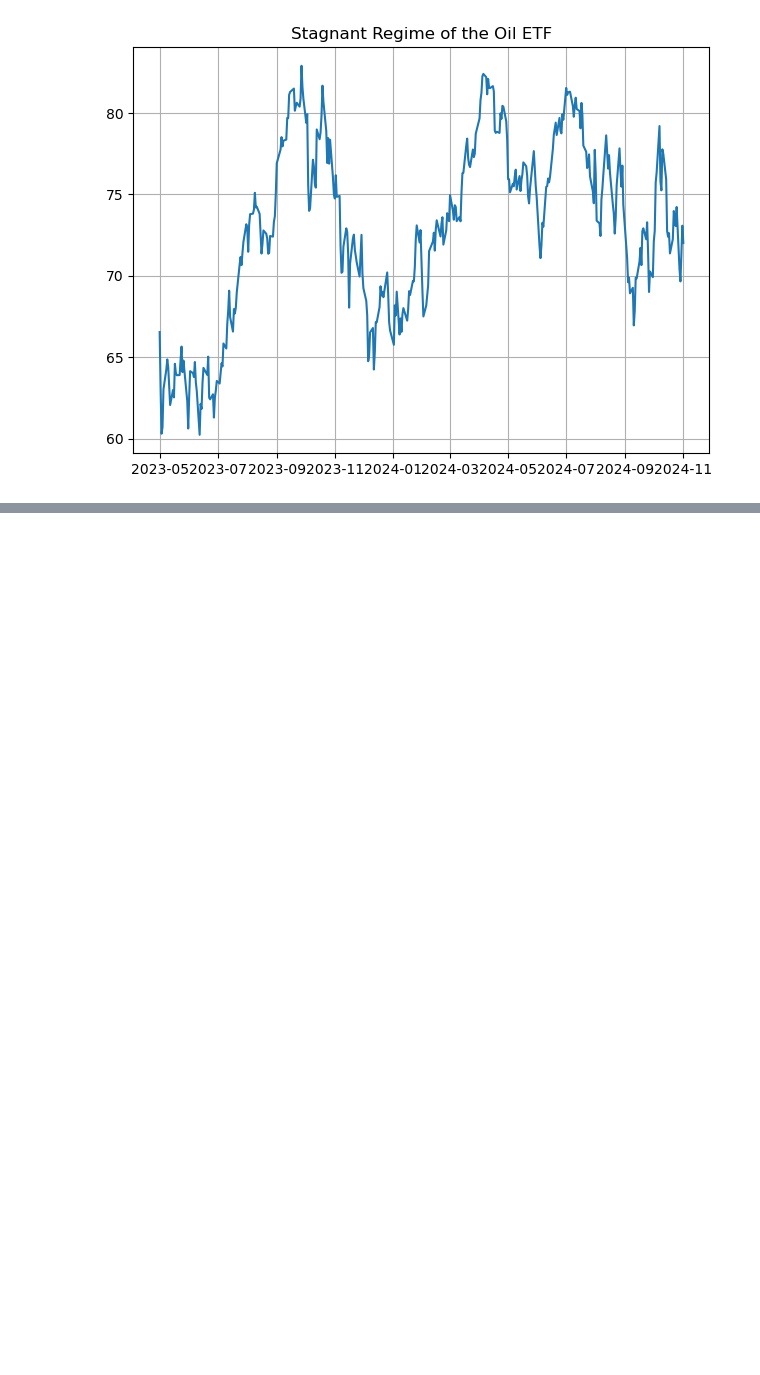
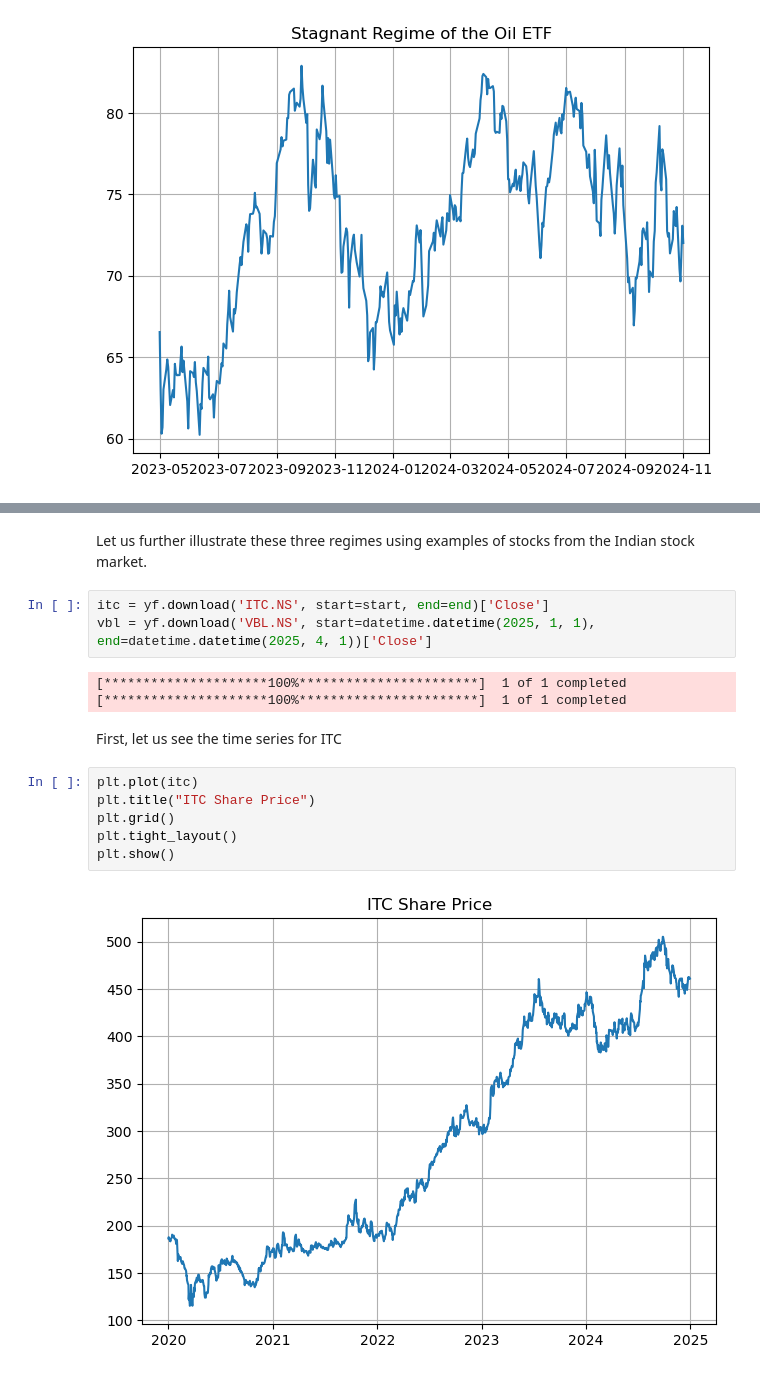
Before and after one commit to 3v-mb/Probabilistic-Graph-Modeling-of-Oil-Prices, a Jupyter notebook: Bayesian Modeling of Oil Prices.ipynb, the cells around one changed output, grey strips where cells are left out. Saved outputs shown, nothing was run; the diff lists cells and outputs as text; blank space fills up the shorter version.

Commit message:
more examples of bull, bear and stagnant regimes

```diff
--- a/Bayesian Modeling of Oil Prices.ipynb
+++ b/Bayesian Modeling of Oil Prices.ipynb
@@ -54,2 +59,20 @@ plt.tight_layout()
 # %% [output]
 [figure]
+# %% [markdown]
+Let us further illustrate these three regimes using examples of stocks from the Indian stock market.
+# %%
+itc = yf.download('ITC.NS', start=start, end=end)['Close']
+vbl = yf.download('VBL.NS', start=datetime.datetime(2025, 1, 1), end=datetime.datetime(2025, 4, 1))['Close']
+# %% [output]
+[*********************100%***********************]  1 of 1 completed
+[*********************100%***********************]  1 of 1 completed
+# %% [markdown]
+First, let us see the time series for ITC
+# %%
+plt.plot(itc)
+plt.title("ITC Share Price")
+plt.grid()
+plt.tight_layout()
+plt.show()
+# %% [output]
+[figure, added]
```
Also changed, not shown: parts of 9 cells of this notebook.
